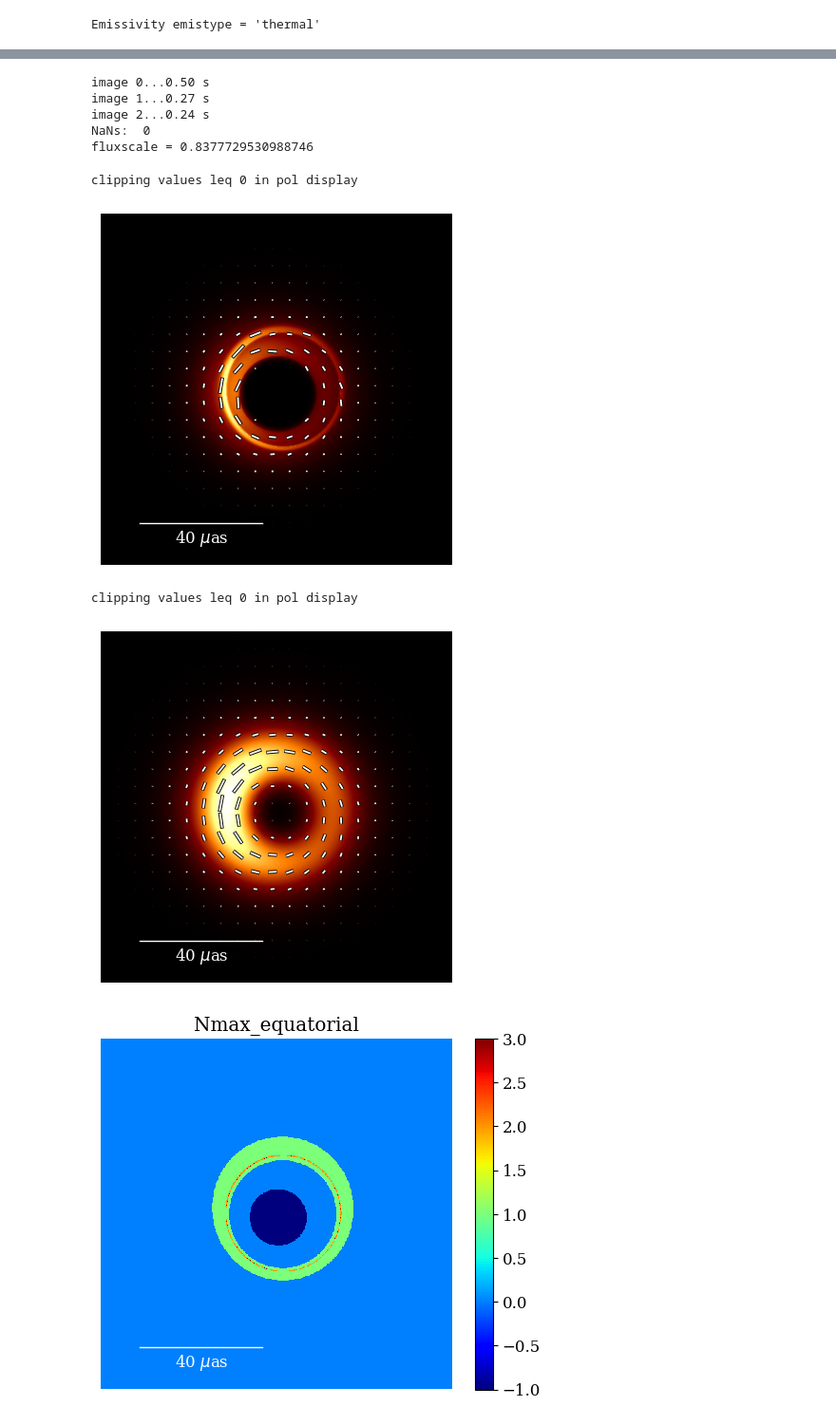
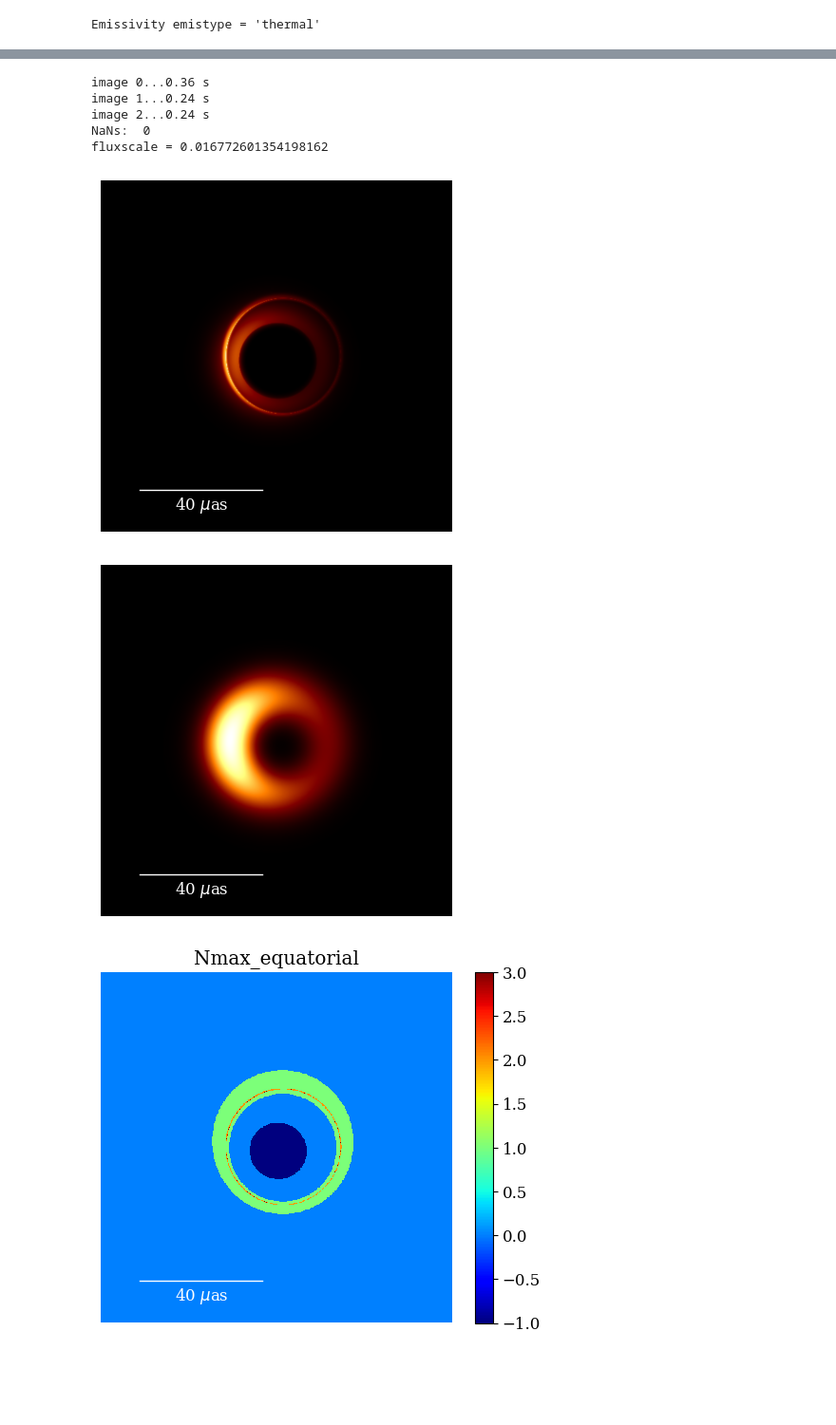
Before and after one commit to achael/kgeo, a Jupyter notebook: notebooks/equatorial_generate_images.ipynb, the cells around one changed output, grey strips where cells are left out. Shown: that part at 95% size. Drawn from its saved outputs; the diff is of its cells as text; code cells hidden in the pictures; blank space fills up the shorter version.

```diff
--- a/notebooks/equatorial_generate_images.ipynb
+++ b/notebooks/equatorial_generate_images.ipynb
@@ -1,10 +1,3 @@
-# %%
-import csv
-csv_filename = "./flux_normalization.csv"
-
-with open(csv_filename, mode="w", newline="") as f:
-    writer = csv.writer(f)
-    writer.writerow(["p_val", "n_I", "flux", "ne"])
 # %%
 # Generate m87-esque image from equatorial emision model
 import numpy as np
@@ -13,8 +6,8 @@ import matplotlib.pyplot as plt
 from kgeo.equatorial_images import make_image
 from kgeo.bfields import Bfield
 from kgeo.velocities import Velocity
-#from kgeo.emissivities import Emissivity
 import importlib, kgeo.emissivities as em
+importlib.reload(em)
 from kgeo.emissivities import Emissivity
 import os
 
@@ -22,10 +15,6 @@ import os
 label='test'
 save_image = True
 display_image = True
-base_dir = "/Users/kaylacarmical/Documents/JP1/Code/kgeo"
-save_dir = os.path.join(base_dir, "Images")
-
-os.makedirs(save_dir, exist_ok=True)
 
 # source and image parameters
 source = 'M87'
@@ -42,7 +31,7 @@ f1 = 1            # scaling factor for n=1 flux
 f2 = 1            # scaling factor for n>=2 flux
 nmax = 2          # maximum subring number
 rotation = 0 #-90*eh.DEGREE  # rotation angle, for m87 prograde=90,retrograde=-90 (used in display only)
-polarization = True     # make polarized image or not
+polarization = False     # make polarized image or not
 pathlength = True        # include disk pathlength factor or not
 specind = 1              # spectral index
 nu_obs = 230.e9          # frequency
@@ -78,7 +67,7 @@ velocity = Velocity('subkep', retrograde=False, fac_subkep=0.7)
 #emissivity = Emissivity("ring", r_ring=6, sigma=0.3, emiscut_in=5.5, emiscut_out=6.5)
 #emissivity = Emissivity("glm", sigma=0.5, gamma_off=-1)
 #emissivity = Emissivity("bpl", p1=-2.0, p2=-0.5)
-emissivity = Emissivity('thermal', R0=5.0, ne0=1e4, Te0=1.e11, B0=10, alpha_n=1.5, alpha_T=0.7, alpha_B=1.0, bfield_model = True)
+emissivity = Emissivity('thermal', R0=5.0, ne0=1e7, Te0=5e10, B0=10, alpha_n=1.0, alpha_T=1.0, alpha_B=1.0, bfield_model = True)
 # %% [output]
 Emissivity emistype = 'thermal'
 # %%
@@ -491,46 +460,38 @@ im = eh.image.Image(imarr*fluxscale, psize_rad, ra, dec, rf=nu_obs)
 if polarization:
     im.add_qu(imarr_Q*fluxscale, imarr_U*fluxscale)
 # %% [output]
-image 0...0.50 s
-image 1...0.27 s
+image 0...0.36 s
+image 1...0.24 s
 image 2...0.24 s
 NaNs:  0
-fluxscale = 0.8377729530988746
+fluxscale = 0.016772601354198162
-# %%
-with open(csv_filename, mode="a", newline="") as f:
-    writer = csv.writer(f)
-    writer.writerow([p_val, n_I, fluxscale, emissivity.ne0])
 # %%
-im.source = source
-if polarization:
-    if save_image: im.save_fits(os.path.join(save_dir, f"m87_model_pval{p_val}_n{n_I}_polar.fits"))
-else:
-    if save_image: im.save_fits(os.path.join(save_dir, f"m87_model_pval{p_val}_n{n_I}.fits"))
+base_dir = "/Users/kaylacarmical/Documents/JP1/Code/kgeo"
+save_dir = os.path.join(base_dir, "Images")
+
+os.makedirs(save_dir, exist_ok=True)
+
+if save_image: im.save_fits(os.path.join(save_dir, f"m87_model_pval{p_val}_n{n_I}.fits"))
 
 if display_image:
     im_rotate = im.rotate(rotation).display(
                  cbar_unit=['Tb'],has_cbar=False,label_type='scale',has_title=False,
                  plotp=polarization,pcut=.001,scale_ticks=True,nvec=20)
+
     if save_image:
-        if polarization:
-            im_rotate.savefig(os.path.join(save_dir, f"m87_model_pval{p_val}_n{n_I}_polar.png"))
-        else:
-            im_rotate.savefig(os.path.join(save_dir, f"m87_model_pval{p_val}_n{n_I}.png"))
+        im_rotate.savefig(os.path.join(save_dir, f"m87_model_pval{p_val}_n{n_I}.png"))
+
 
     im_blur = im.blur_circ(10*eh.RADPERUAS,10*eh.RADPERUAS).rotate(rotation).display(
                  cbar_unit=['Tb'],has_cbar=False,label_type='scale',has_title=False,
                  plotp=polarization,pcut=.001,scale_ticks=True,nvec=20)
 
     if save_image:
-        if polarization:
-            im_blur.savefig(os.path.join(save_dir, f"m87_model_pval{p_val}_n{n_I}_blur_polar.png"))
-        else:
-            im_blur.savefig(os.path.join(save_dir, f"m87_model_pval{p_val}_n{n_I}_blur.png"))
+        save_path_blurp = os.path.join(save_dir, f"m87_model_pval{p_val}_n{n_I}_blur.png")
+        im_blur.savefig(os.path.join(save_dir, f"m87_model_pval{p_val}_n{n_I}_blur.png"))
 # %% [output]
-clipping values leq 0 in pol display
-[figure, old version]
+[figure, new version]
-clipping values leq 0 in pol display
-[figure, old version]
+[figure, new version]
 # %%
 # make a image of the subring number and save
 narr = np.flipud(outarr_n.reshape(npix,npix))   # number of equatorial crossings
```
Also changed, not shown: parts of 10 cells of this notebook.
